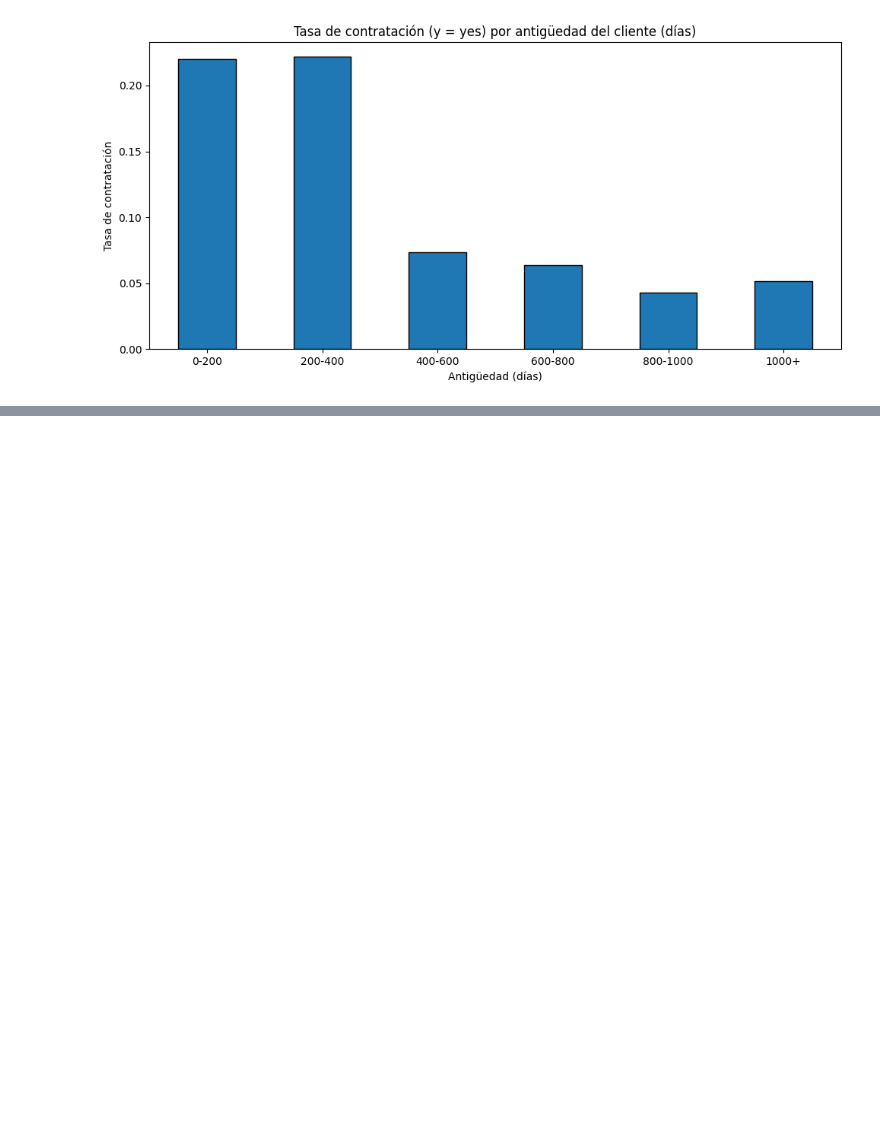
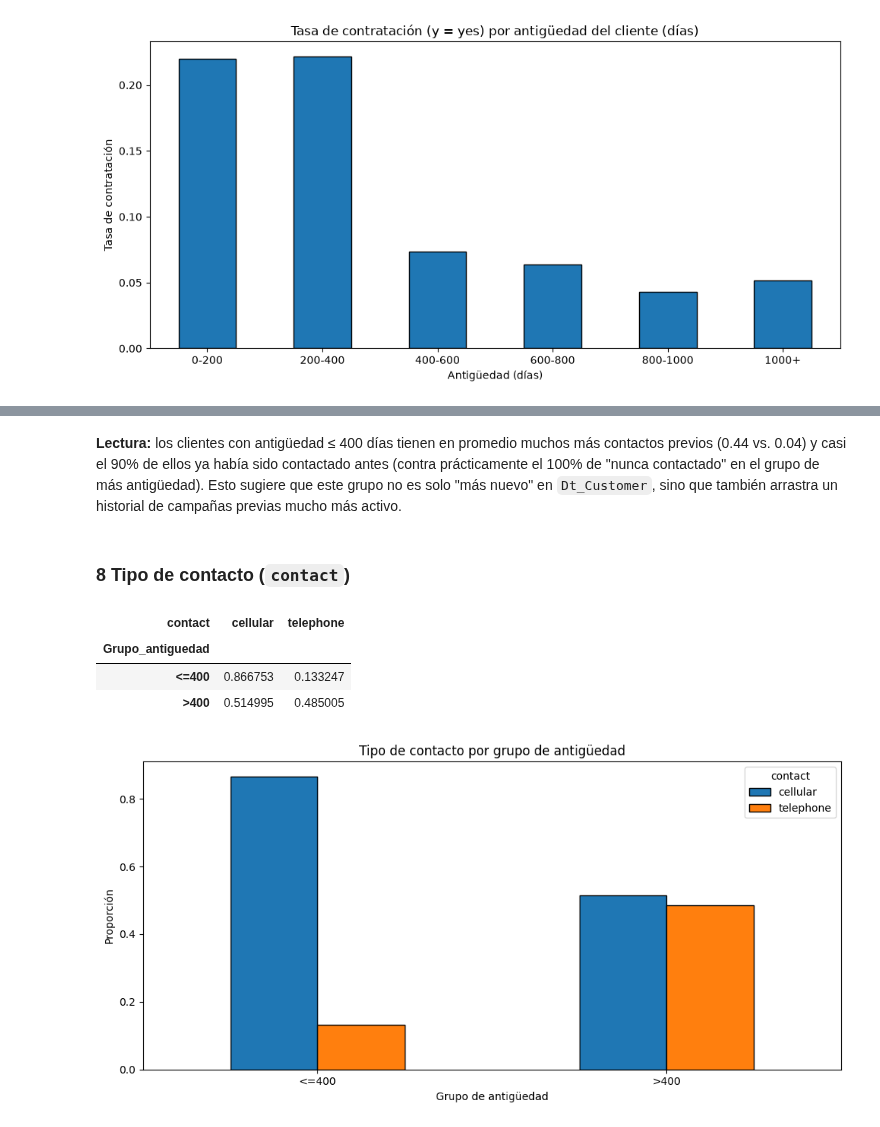
Before and after one commit to lucasochova/Master-DA, a Jupyter notebook: 4. Pandas_Numpy/03. Analisis_Fusion_y.ipynb, the cells around one changed output, grey strips where cells are left out. Cells and saved outputs as stored; diff of their text form; code cells hidden in the pictures; blank space fills up the shorter version.

```diff
--- a/4. Pandas_Numpy/03. Analisis_Fusion_y.ipynb
+++ b/4. Pandas_Numpy/03. Analisis_Fusion_y.ipynb
@@ -180,0 +192,25 @@ plt.show()
+# %% [markdown]
+**Lectura:** los clientes con antigüedad ≤ 400 días tienen en promedio muchos más contactos previos
+(0.44 vs. 0.04) y casi el 90% de ellos ya había sido contactado antes (contra prácticamente el 100% de
+"nunca contactado" en el grupo de más antigüedad). Esto sugiere que este grupo no es solo "más nuevo" en
+`Dt_Customer`, sino que también arrastra un historial de campañas previas mucho más activo.
+# %% [markdown]
+### 8 Tipo de contacto (`contact`)
+# %%
+contact_por_grupo = pd.crosstab(df['Grupo_antiguedad'], df['contact'], normalize='index')
+contact_por_grupo
+# %% [output]
+| contact | cellular | telephone |
+| Grupo_antiguedad |  |  |
+| <=400 | 0.866753 | 0.133247 |
+| >400 | 0.514995 | 0.485005 |
+# %%
+contact_por_grupo.plot(kind='bar', edgecolor='black')
+plt.title('Tipo de contacto por grupo de antigüedad')
+plt.xlabel('Grupo de antigüedad')
+plt.ylabel('Proporción')
+plt.xticks(rotation=0)
+plt.tight_layout()
+plt.show()
+# %% [output]
+[figure, added]
```
Also changed, not shown: parts of 6 cells of this notebook, 1 other file.
